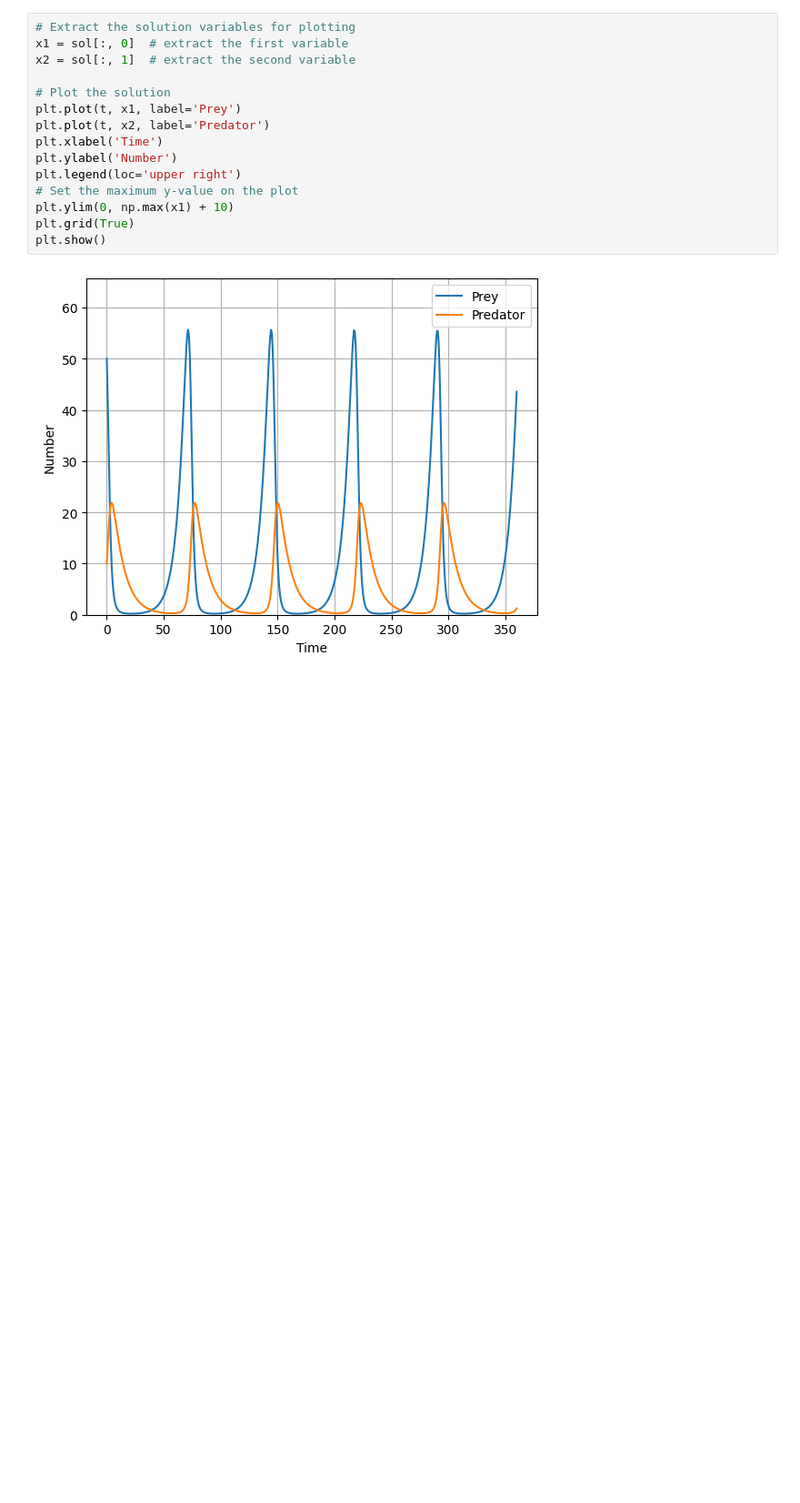
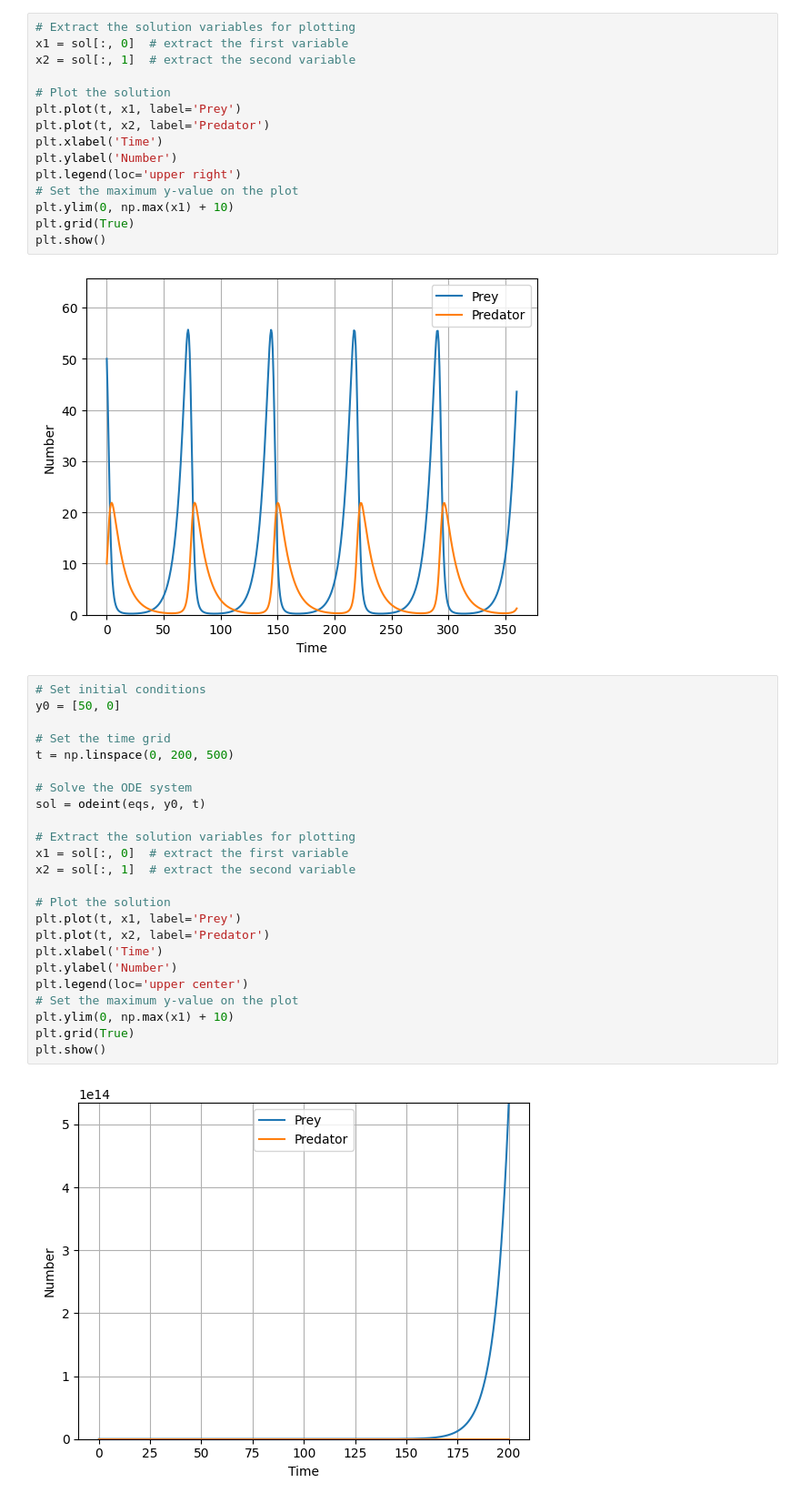
Before and after one commit to Softinery/ResearchPython, a Jupyter notebook: lotka_volterra.ipynb, the cells around one changed output. Shown at 91% size. Cells and saved outputs as stored; diff of their text form; blank space fills up the shorter version.

```diff
--- a/lotka_volterra.ipynb
+++ b/lotka_volterra.ipynb
@@ -43,3 +43,29 @@ plt.grid(True)
 plt.show()
 # %% [output]
 [figure]
+# %%
+# Set initial conditions
+y0 = [50, 0]
+
+# Set the time grid
+t = np.linspace(0, 200, 500)
+
+# Solve the ODE system
+sol = odeint(eqs, y0, t)
+
+# Extract the solution variables for plotting
+x1 = sol[:, 0]  # extract the first variable
+x2 = sol[:, 1]  # extract the second variable
+
+# Plot the solution
+plt.plot(t, x1, label='Prey')
+plt.plot(t, x2, label='Predator')
+plt.xlabel('Time')
+plt.ylabel('Number')
+plt.legend(loc='upper center')
+# Set the maximum y-value on the plot
+plt.ylim(0, np.max(x1) + 10)
+plt.grid(True)
+plt.show()
+# %% [output]
+[figure, added]
```
